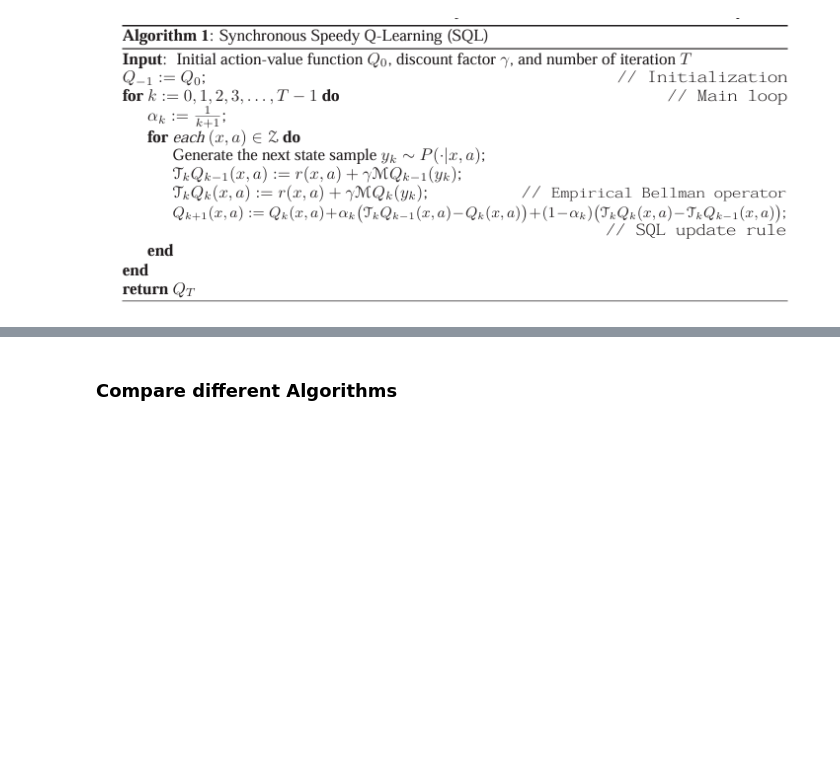
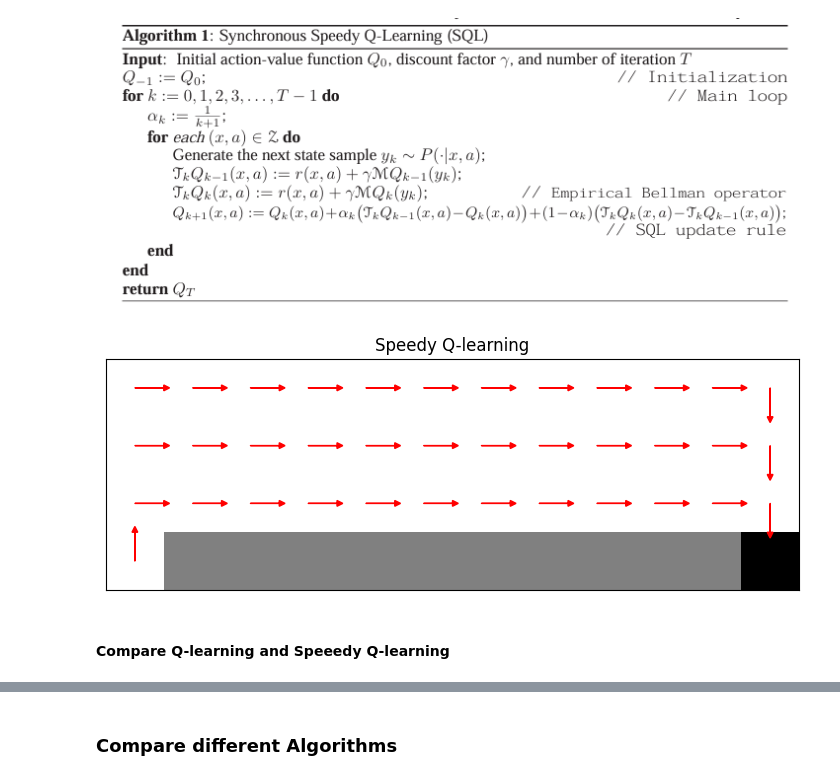
Before and after one commit to NicolaMaestri00/Reinforcement-Learning, a Jupyter notebook: Assignment_4.ipynb, the cells around one changed output, grey strips where cells are left out. Drawn from its saved outputs; the diff is of its cells as text; code cells hidden in the pictures; blank space fills up the shorter version.

```diff
--- a/Assignment_4.ipynb
+++ b/Assignment_4.ipynb
@@ -290,9 +288,13 @@ def speedy_Q_learning(step_size=0.9, gamma=1.0, epsilon=0.1, n_iter=100):
 # %%
 # Grid world with cliff                         4x12 Matrix
 grid_world = np.zeros((4,12))
 grid_world[3,11] = 2            # goal
 grid_world[3,1:11] = 1          # cliff
 
 
-policy = speedy_Q_learning(step_size=0.1, epsilon=0.5, n_iter=500)
+policy = speedy_Q_learning(n_iter=400)
 plot_policy(grid_world, policy, title="Speedy Q-learning")
+# %% [output]
+[figure, added]
+# %% [markdown]
+#### Compare Q-learning and Speeedy Q-learning
```
Also changed, not shown: parts of 7 cells of this notebook.
